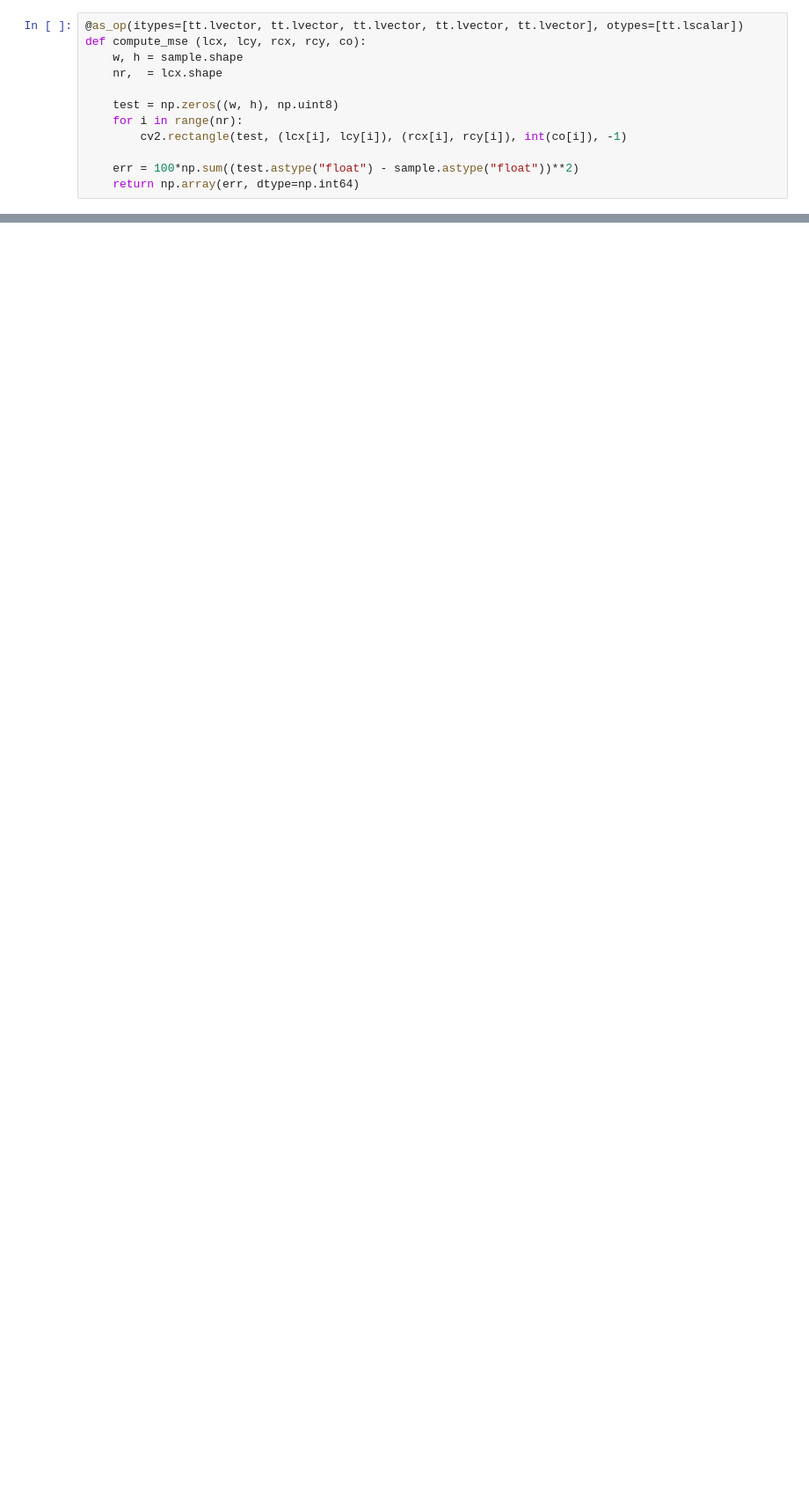
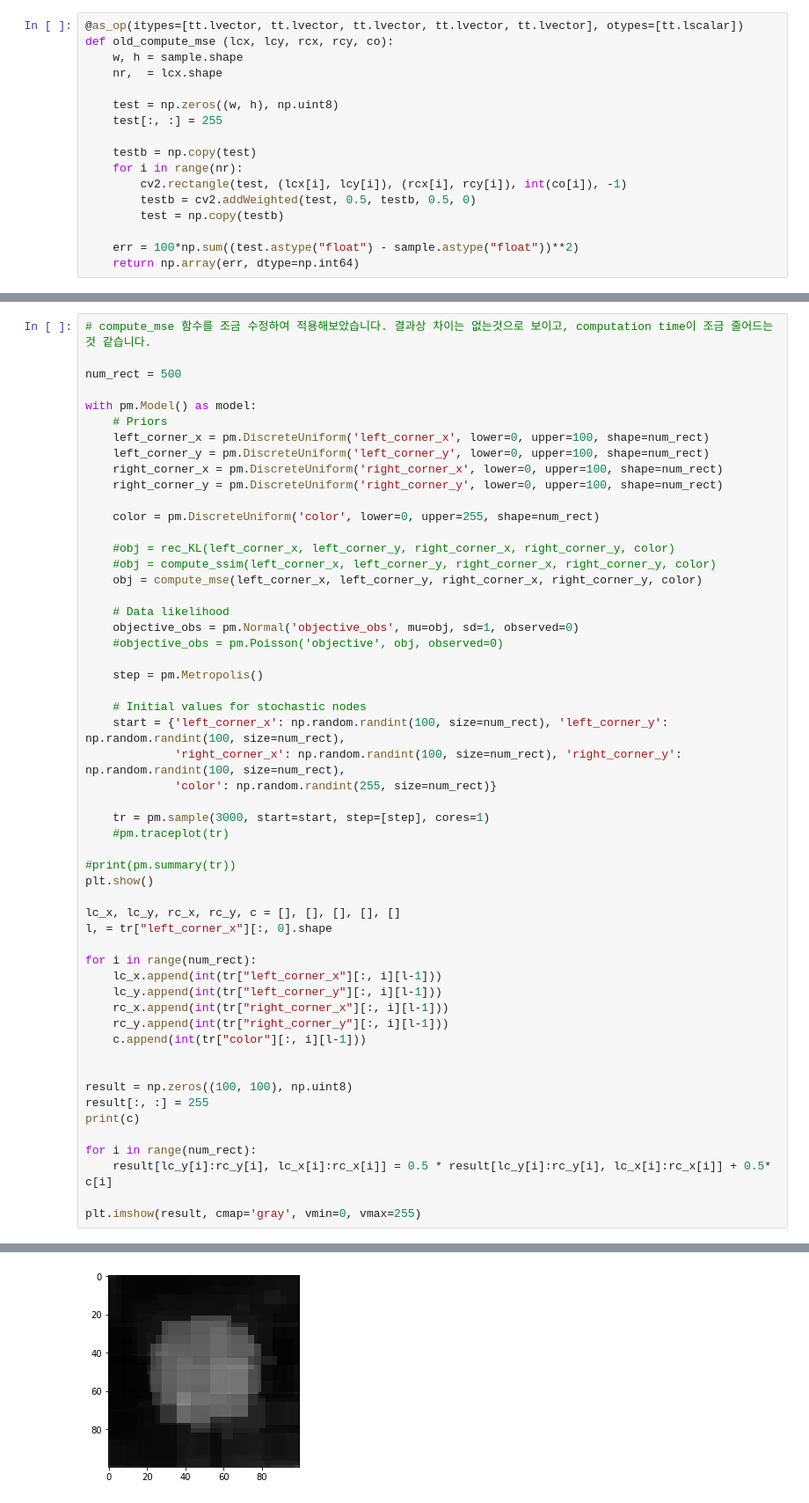
Before and after one commit to mighty1231/BayesianOnImage, a Jupyter notebook: Untitled1.ipynb, the cells around one changed output, grey strips where cells are left out. Shown at 88% size. Saved outputs shown, nothing was run; the diff lists cells and outputs as text; blank space fills up the shorter version.

```diff
--- a/Untitled1.ipynb
+++ b/Untitled1.ipynb
@@ -52,12 +72,17 @@ def compute_ssim(lcx, lcy, rcx, rcy, co):
 # %%
 @as_op(itypes=[tt.lvector, tt.lvector, tt.lvector, tt.lvector, tt.lvector], otypes=[tt.lscalar])
-def compute_mse (lcx, lcy, rcx, rcy, co):
+def old_compute_mse (lcx, lcy, rcx, rcy, co):
     w, h = sample.shape
     nr,  = lcx.shape
 
     test = np.zeros((w, h), np.uint8)
+    test[:, :] = 255
+
+    testb = np.copy(test)
     for i in range(nr):
         cv2.rectangle(test, (lcx[i], lcy[i]), (rcx[i], rcy[i]), int(co[i]), -1)
+        testb = cv2.addWeighted(test, 0.5, testb, 0.5, 0)
+        test = np.copy(testb)
 
     err = 100*np.sum((test.astype("float") - sample.astype("float"))**2)
     return np.array(err, dtype=np.int64)
@@ -131,0 +159,55 @@ print(k.shape)
+# %%
+# compute_mse 함수를 조금 수정하여 적용해보았습니다. 결과상 차이는 없는것으로 보이고, computation time이 조금 줄어드는 것 같습니다.
+
+num_rect = 500
+
+with pm.Model() as model:
+    # Priors
+    left_corner_x = pm.DiscreteUniform('left_corner_x', lower=0, upper=100, shape=num_rect)
+    left_corner_y = pm.DiscreteUniform('left_corner_y', lower=0, upper=100, shape=num_rect)
+    right_corner_x = pm.DiscreteUniform('right_corner_x', lower=0, upper=100, shape=num_rect)
+    right_corner_y = pm.DiscreteUniform('right_corner_y', lower=0, upper=100, shape=num_rect)
+
+    color = pm.DiscreteUniform('color', lower=0, upper=255, shape=num_rect)
+
+    #obj = rec_KL(left_corner_x, left_corner_y, right_corner_x, right_corner_y, color)
+    #obj = compute_ssim(left_corner_x, left_corner_y, right_corner_x, right_corner_y, color)
+    obj = compute_mse(left_corner_x, left_corner_y, right_corner_x, right_corner_y, color)
+
+    # Data likelihood
+    objective_obs = pm.Normal('objective_obs', mu=obj, sd=1, observed=0)
+    #objective_obs = pm.Poisson('objective', obj, observed=0)
+
+    step = pm.Metropolis()
+
+    # Initial values for stochastic nodes
+    start = {'left_corner_x': np.random.randint(100, size=num_rect), 'left_corner_y': np.random.randint(100, size=num_rect),
+             'right_corner_x': np.random.randint(100, size=num_rect), 'right_corner_y': np.random.randint(100, size=num_rect),
+             'color': np.random.randint(255, size=num_rect)}
+
+    tr = pm.sample(3000, start=start, step=[step], cores=1)
+    #pm.traceplot(tr)
+
+#print(pm.summary(tr))
+plt.show()
+
+lc_x, lc_y, rc_x, rc_y, c = [], [], [], [], []
+l, = tr["left_corner_x"][:, 0].shape
+
+for i in range(num_rect):
+    lc_x.append(int(tr["left_corner_x"][:, i][l-1]))
+    lc_y.append(int(tr["left_corner_y"][:, i][l-1]))
+    rc_x.append(int(tr["right_corner_x"][:, i][l-1]))
+    rc_y.append(int(tr["right_corner_y"][:, i][l-1]))
+    c.append(int(tr["color"][:, i][l-1]))
+
+
+result = np.zeros((100, 100), np.uint8)
+result[:, :] = 255
+print(c)
+
+for i in range(num_rect):
+    result[lc_y[i]:rc_y[i], lc_x[i]:rc_x[i]] = 0.5 * result[lc_y[i]:rc_y[i], lc_x[i]:rc_x[i]] + 0.5* c[i]
+
+plt.imshow(result, cmap='gray', vmin=0, vmax=255)
+# %% [output]
@@ -131,0 +225 @@ print(k.shape)
+[figure, added]
```
Also changed, not shown: parts of 9 cells of this notebook.
